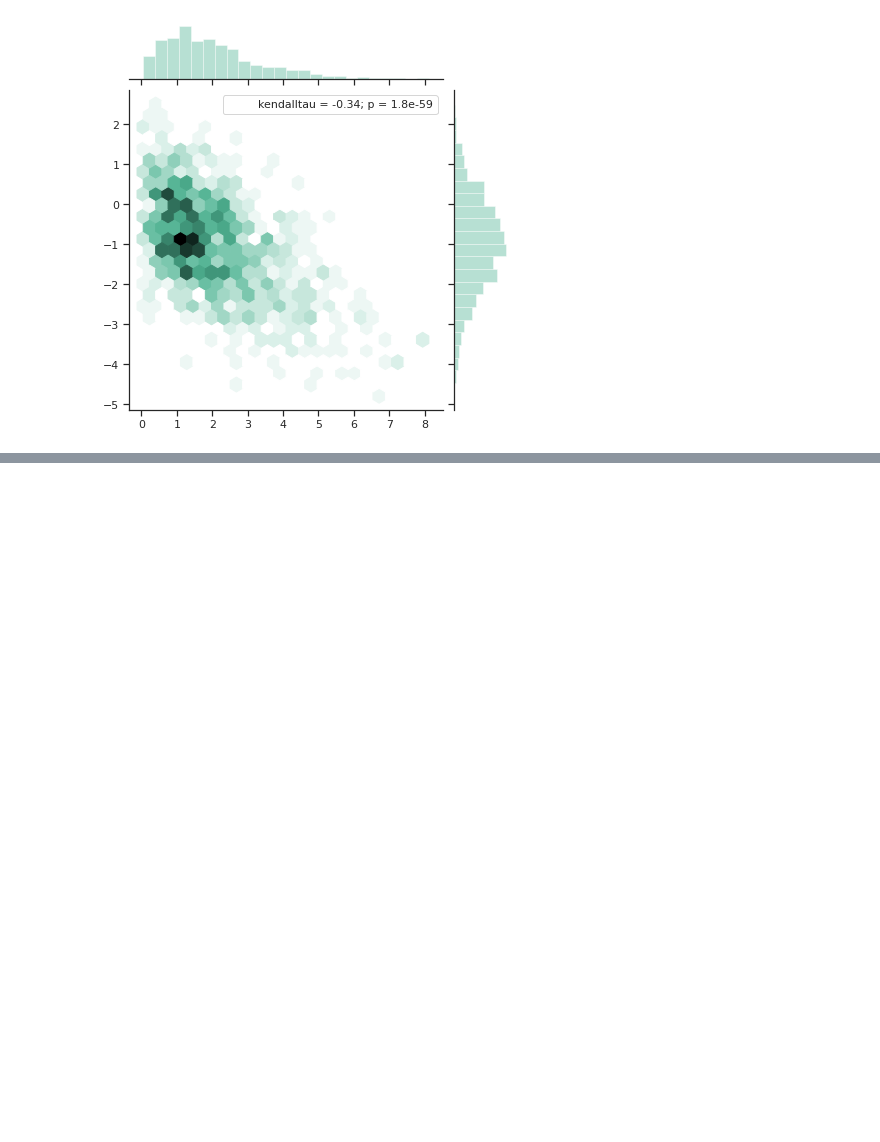
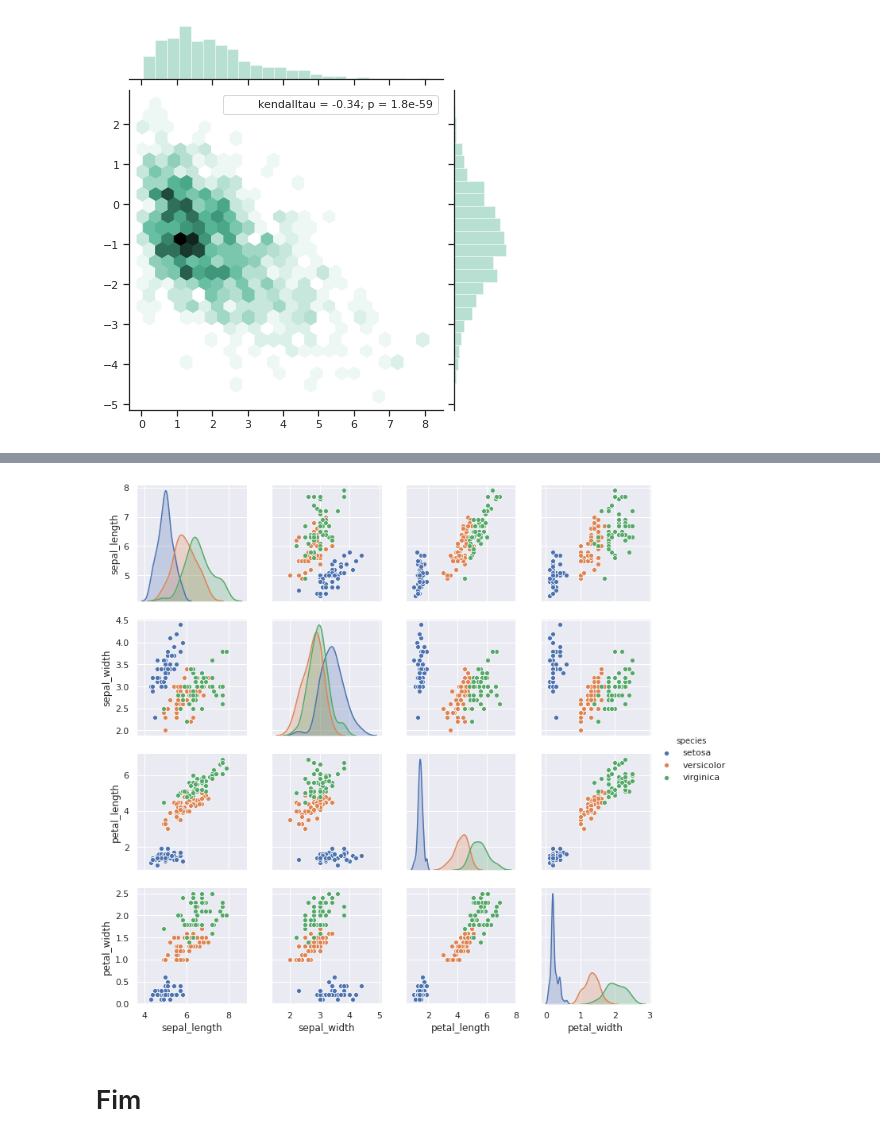
Before and after one commit to leonardodamata/Python_Analise_Dados, a Jupyter notebook: seaborn.ipynb, the cells around one changed output, grey strips where cells are left out. Saved outputs shown, nothing was run; the diff lists cells and outputs as text; code cells hidden in the pictures; blank space fills up the shorter version.

```diff
--- a/seaborn.ipynb
+++ b/seaborn.ipynb
@@ -197,0 +198,9 @@ g = sea.jointplot("total_bill", "tip", data = tips, kind = "reg", xlim = (0,60),
+# %%
+# Pair Plots
+sea.set(style = "darkgrid")
+df = sea.load_dataset("iris")
+sea.pairplot(df, hue = "species", size = 2.5);
+# %% [output]
+[figure, added]
+# %% [markdown]
+# Fim
```
Also changed, not shown: parts of 12 cells of this notebook, 3 other files.
